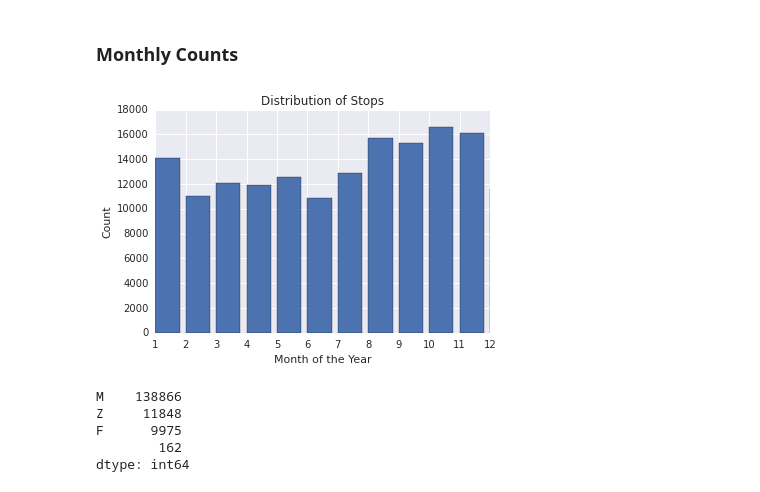
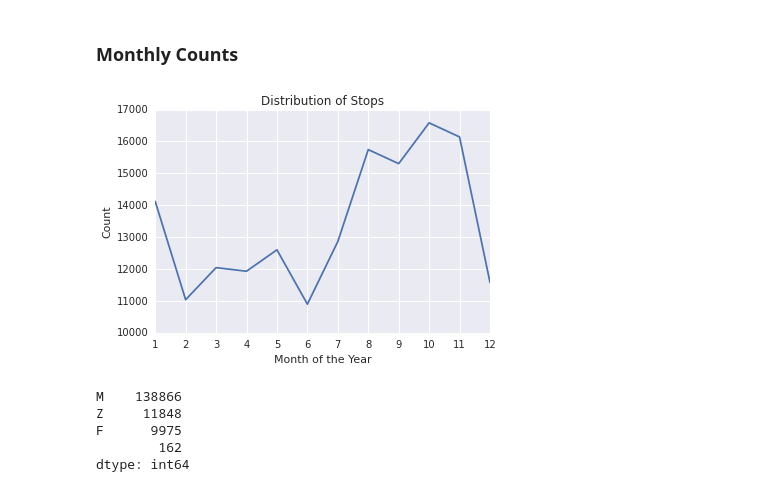
Before and after one commit to garethdavidjones/NYCFrisk, a Jupyter notebook: Exploration.ipynb, the cells around one changed output. Drawn from its saved outputs; the diff is of its cells as text; code cells hidden in the pictures.

```diff
--- a/Exploration.ipynb
+++ b/Exploration.ipynb
@@ -211,15 +188,15 @@ monthly_counts = df.groupby(["month"]).size()
 months = monthly_counts.index
 m_counts = monthly_counts
 # %%
-plt.bar(months, m_counts)
+plt.plot(months, m_counts)
 plt.title("Distribution of Stops")
 plt.xlabel("Month of the Year")
 plt.ylabel("Count")
 plt.xlim([1,12])
 plt.xticks(list(range(1,13)))
 plt.show()
 # %% [output]
-[figure, old version]
+[figure, new version]
 # %%
 df["sex"].value_counts()
 # %% [output]
```
Also changed, not shown: parts of 8 cells of this notebook.
